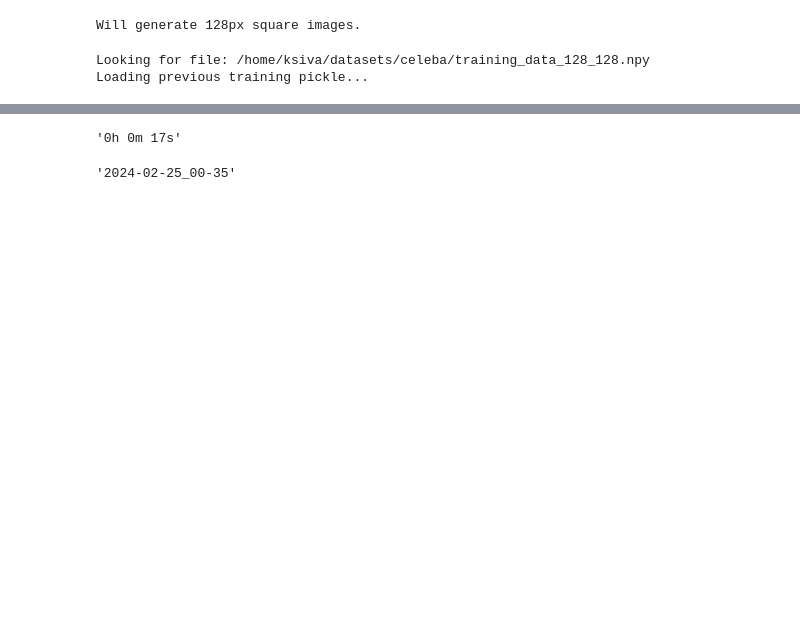
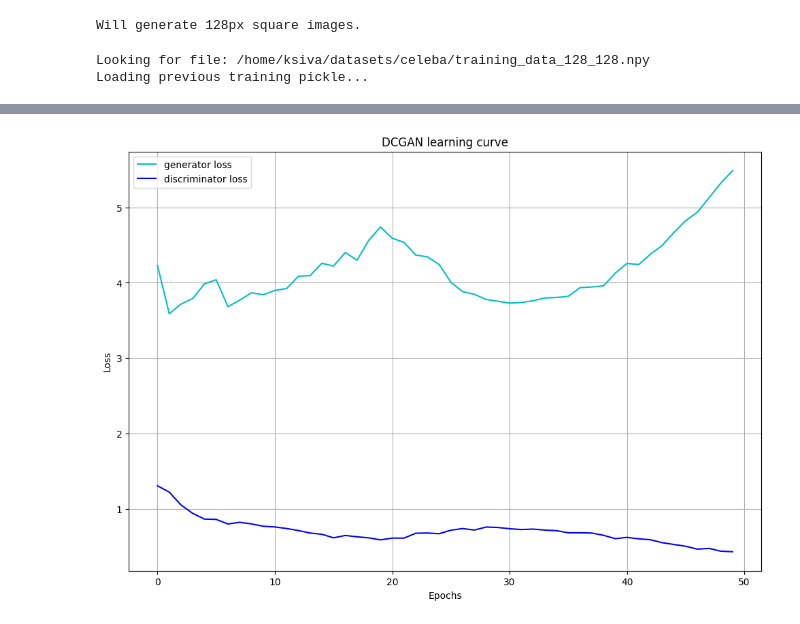
Before and after one commit to exmanka/personally-attractive-images-generation, a Jupyter notebook: src/dcgan.ipynb, the cells around one changed output, grey strips where cells are left out. Drawn from its saved outputs; the diff is of its cells as text; code cells hidden in the pictures; blank space fills up the shorter version.

```diff
--- a/src/dcgan.ipynb
+++ b/src/dcgan.ipynb
@@ -91,7 +82,8 @@ train_dataset = tf.data.Dataset.from_tensor_slices(training_data).shuffle(BUFFER
 def build_generator(seed_size, channels):
     return Sequential(
         [
-            Dense(4*4*256, activation='relu', input_dim=seed_size),
+            Input((seed_size,)),
+            Dense(4*4*256, activation='relu'),
             Reshape((4,4,256)),
 
             UpSampling2D(),
@@ -123,29 +115,30 @@ def build_generator(seed_size, channels):
 def build_discriminator(image_shape):
     return Sequential(
         [
-            Conv2D(32, kernel_size=3, strides=2, input_shape=image_shape, padding='same'),
-            LeakyReLU(alpha=0.2),
+            Input(image_shape),
+            Conv2D(32, kernel_size=3, strides=2, padding='same'),
+            LeakyReLU(negative_slope=0.2),
 
             Dropout(0.25),
             Conv2D(64, kernel_size=3, strides=2, padding='same'),
             ZeroPadding2D(padding=((0,1), (0,1))),
             BatchNormalization(momentum=0.8),
-            LeakyReLU(alpha=0.2),
+            LeakyReLU(negative_slope=0.2),
 
             Dropout(0.25),
             Conv2D(128, kernel_size=3, strides=2, padding='same'),
             BatchNormalization(momentum=0.8),
-            LeakyReLU(alpha=0.2),
+            LeakyReLU(negative_slope=0.2),
 
             Dropout(0.25),
             Conv2D(256, kernel_size=3, strides=1, padding='same'),
             BatchNormalization(momentum=0.8),
-            LeakyReLU(alpha=0.2),
+            LeakyReLU(negative_slope=0.2),
 
             Dropout(0.25),
             Conv2D(512, kernel_size=3, strides=1, padding='same'),
             BatchNormalization(momentum=0.8),
-            LeakyReLU(alpha=0.2),
+            LeakyReLU(negative_slope=0.2),
 
             Dropout(0.25),
             Flatten(),
@@ -199,6 +190,8 @@ def train_step(images):
 # %%
-def train(dataset, epochs):
+def train(dataset, epochs) -> tuple[list, list]:
     start = time.time()
+    gen_loss_history = []
+    disc_loss_history = []
 
     for epoch in range(epochs):
         epoch_start = time.time()
@@ -214,10 +207,15 @@ def train(dataset, epochs):
         g_loss = sum(gen_loss_list) / len(gen_loss_list)
         d_loss = sum(disc_loss_list) / len(disc_loss_list)
 
+        gen_loss_history.append(g_loss)
+        disc_loss_history.append(d_loss)
+
         print(f'Epoch {epoch + 1}/{epochs}\n'\
-              f'{time.time() - epoch_start:.1f}s - generator loss: {g_loss:.4f}, discriminator loss: {d_loss:.4f}')
+              f'{time.time() - epoch_start:.1f}s - generator loss: {g_loss:.4f} - discriminator loss: {d_loss:.4f}')
 
-    print (f'Training time: {time.strftime("%-H\h %-M\m %-S\s", time.gmtime(time.time() - start)}')
+    print(f'Training time: {time.strftime("%-Hh %-Mm %-Ss", time.gmtime(time.time() - start))}')
+
+    return gen_loss_history, disc_loss_history
 # %%
-train(train_dataset, EPOCHS)
+gen_loss_history, disc_loss_history = train(train_dataset, EPOCHS)
 # %% [output]
@@ -253,8 +238,0 @@ start = time.time()
-# %%
-time.strftime("%-Hh %-Mm %-Ss", time.gmtime(time.time() - start))
-# %% [output]
-'0h 0m 17s'
-# %%
-time.strftime("%Y-%m-%d-%H-%M")
-# %% [output]
-'2024-02-25_00-35'
@@ -261 +246,14 @@ time.strftime("%Y-%m-%d-%H-%M")
+# %%
+plt.figure(figsize=(12, 8))
+plt.title('DCGAN learning curve')
+plt.xlabel('Epochs')
+plt.ylabel('Loss')
+plt.plot(gen_loss_history, label='generator loss', color='c')
+plt.plot(disc_loss_history, label='discriminator loss', color='b')
+plt.legend()
+plt.grid(True)
+plt.savefig(os.path.join(DATA_PATH, f'{model_training_date_time_parsed}_learning_curve.pdf'))
+plt.show()
+# %% [output]
+[figure, added]
 # %%
```
Also changed, not shown: parts of 16 cells of this notebook, 1 other file.
